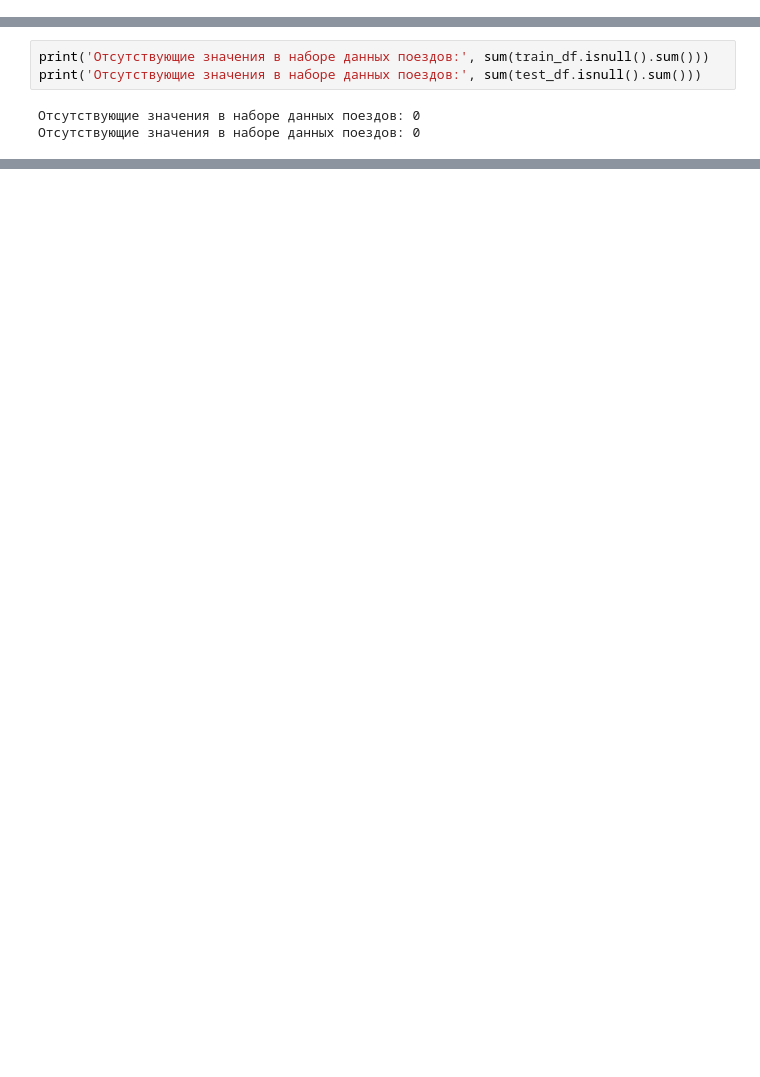
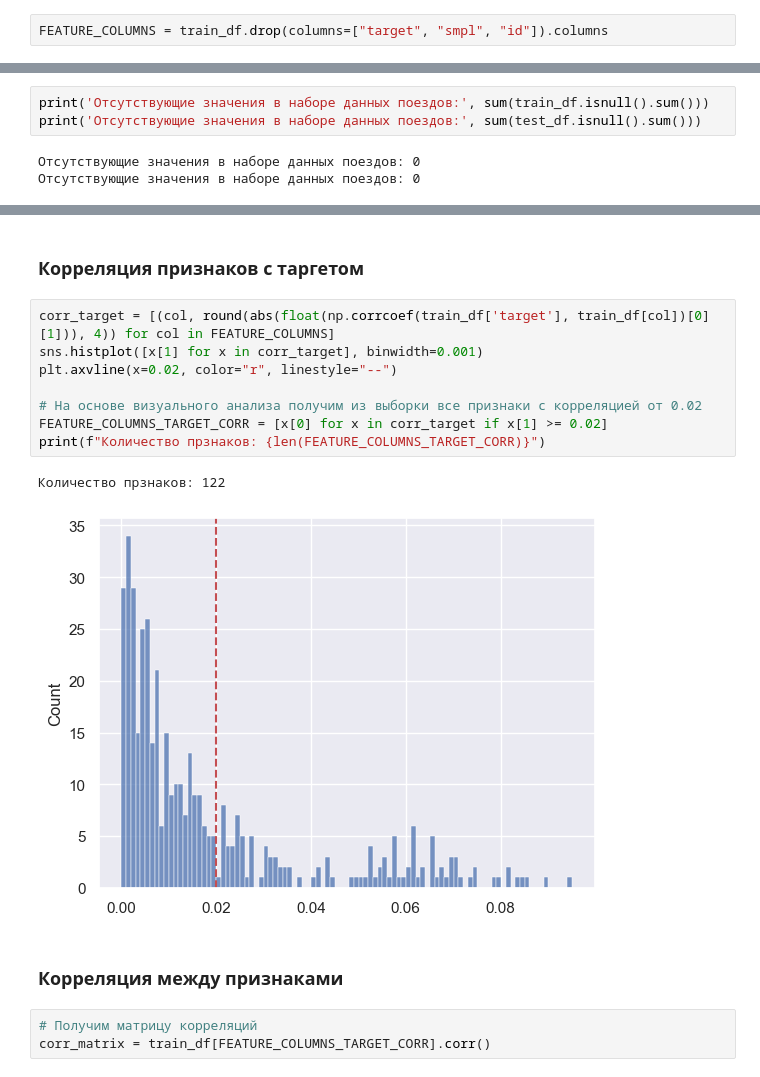
Before and after one commit to sky-devel/credit-scoring-legal-entities, a Jupyter notebook: main.ipynb, the cells around one changed output, grey strips where cells are left out. Drawn from its saved outputs; the diff is of its cells as text; blank space fills up the shorter version.

```diff
--- a/main.ipynb
+++ b/main.ipynb
@@ -58,0 +64,2 @@ print('Размерность полных тренировочных данны
+# %%
+FEATURE_COLUMNS = train_df.drop(columns=["target", "smpl", "id"]).columns
@@ -121,0 +113,18 @@ features_best_corr.sort_values("Frequency", ascending=False).head(10)
+# %% [markdown]
+### Корреляция признаков с таргетом
+# %%
+corr_target = [(col, round(abs(float(np.corrcoef(train_df['target'], train_df[col])[0][1])), 4)) for col in FEATURE_COLUMNS]
+sns.histplot([x[1] for x in corr_target], binwidth=0.001)
+plt.axvline(x=0.02, color="r", linestyle="--")
+
+# На основе визуального анализа получим из выборки все признаки с корреляцией от 0.02
+FEATURE_COLUMNS_TARGET_CORR = [x[0] for x in corr_target if x[1] >= 0.02]
+print(f"Количество прзнаков: {len(FEATURE_COLUMNS_TARGET_CORR)}")
+# %% [output]
+Количество прзнаков: 122
+[figure, added]
+# %% [markdown]
+### Корреляция между признаками
+# %%
+# Получим матрицу корреляций
+corr_matrix = train_df[FEATURE_COLUMNS_TARGET_CORR].corr()
```
Also changed, not shown: parts of 16 cells of this notebook.
